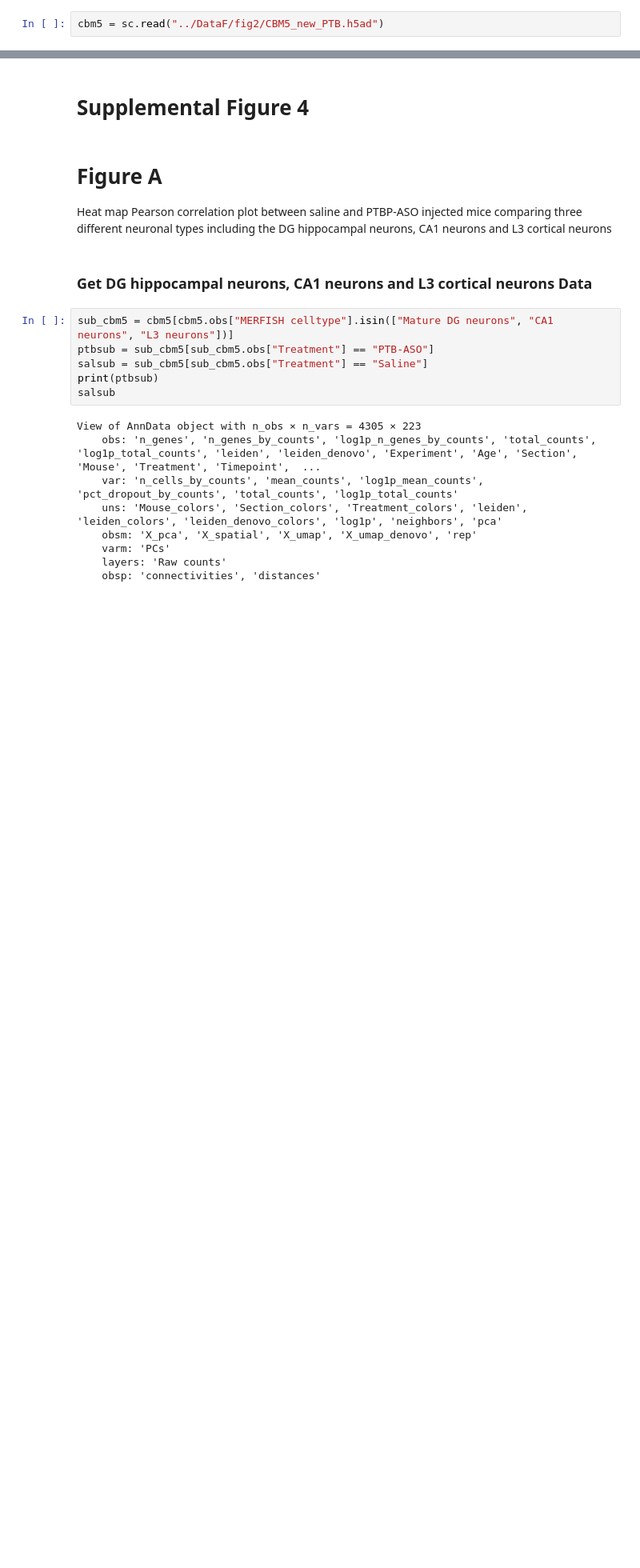
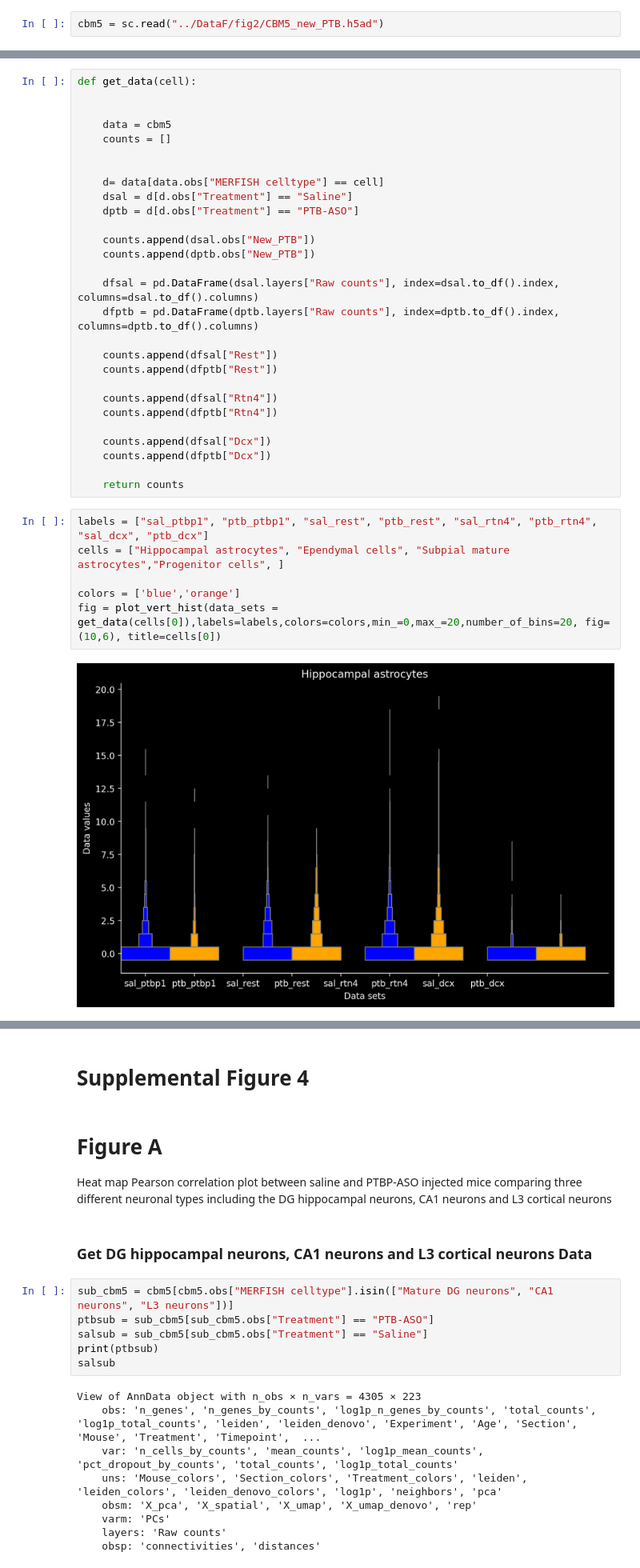
Before and after one commit to kresnajenie/activation_of_quiescent_neurogenic_niches_of_aging_brain, a Jupyter notebook: Notebooks/KJ_figure3_annotated.ipynb, the cells around one changed output, grey strips where cells are left out. Shown at 80% size. Cells and saved outputs as stored; diff of their text form; blank space fills up the shorter version.

```diff
--- a/Notebooks/KJ_figure3_annotated.ipynb
+++ b/Notebooks/KJ_figure3_annotated.ipynb
@@ -46,0 +143,36 @@ cbm5 = sc.read("../DataF/fig2/CBM5_new_PTB.h5ad")
+# %%
+def get_data(cell):
+
+
+    data = cbm5
+    counts = []
+
+
+    d= data[data.obs["MERFISH celltype"] == cell]
+    dsal = d[d.obs["Treatment"] == "Saline"]
+    dptb = d[d.obs["Treatment"] == "PTB-ASO"]
+
+    counts.append(dsal.obs["New_PTB"])
+    counts.append(dptb.obs["New_PTB"])
+
+    dfsal = pd.DataFrame(dsal.layers["Raw counts"], index=dsal.to_df().index, columns=dsal.to_df().columns)
+    dfptb = pd.DataFrame(dptb.layers["Raw counts"], index=dptb.to_df().index, columns=dptb.to_df().columns)
+
+    counts.append(dfsal["Rest"])
+    counts.append(dfptb["Rest"])
+
+    counts.append(dfsal["Rtn4"])
+    counts.append(dfptb["Rtn4"])
+
+    counts.append(dfsal["Dcx"])
+    counts.append(dfptb["Dcx"])
+
+    return counts
+# %%
+labels = ["sal_ptbp1", "ptb_ptbp1", "sal_rest", "ptb_rest", "sal_rtn4", "ptb_rtn4", "sal_dcx", "ptb_dcx"]
+cells = ["Hippocampal astrocytes", "Ependymal cells", "Subpial mature astrocytes","Progenitor cells", ]
+
+colors = ['blue','orange']
+fig = plot_vert_hist(data_sets = get_data(cells[0]),labels=labels,colors=colors,min_=0,max_=20,number_of_bins=20, fig=(10,6), title=cells[0])
+# %% [output]
+[figure, added]
```
Also changed, not shown: parts of 19 cells of this notebook, 4 other files.
